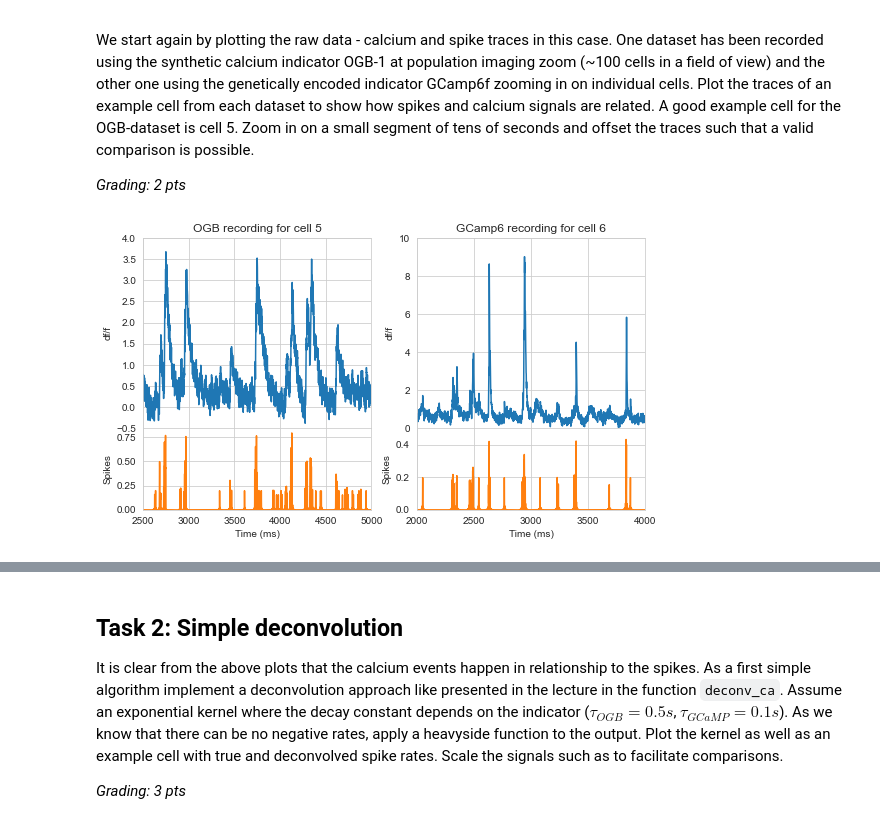
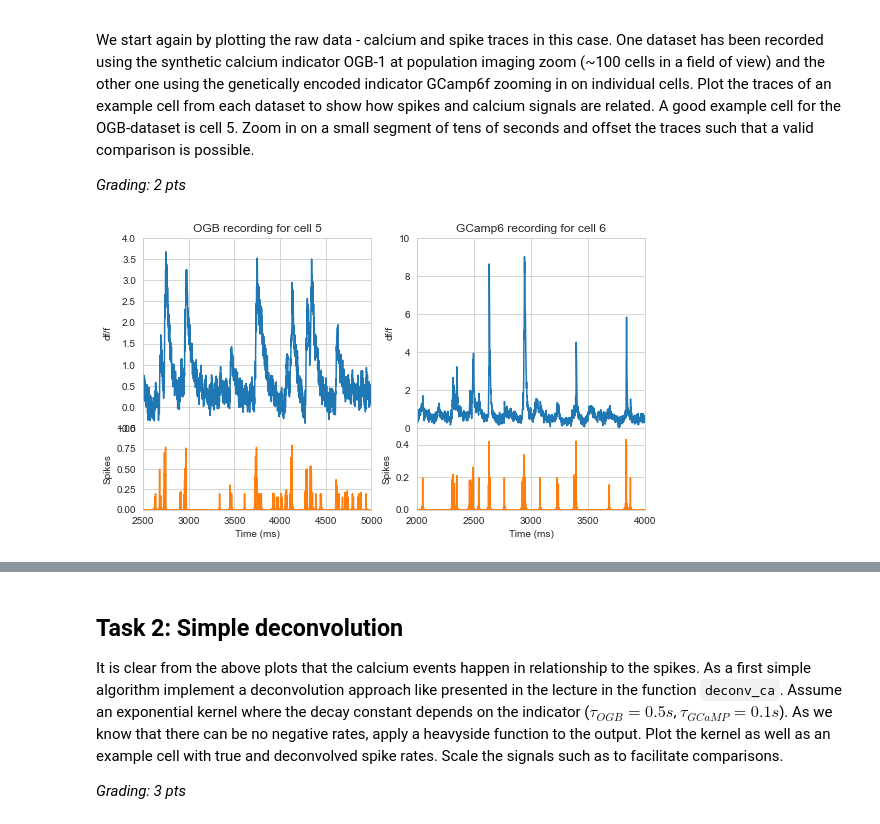
Before and after one commit to mdittschar/NDS, a Jupyter notebook: CodingLab4.ipynb, the cells around one changed output, grey strips where cells are left out. Drawn from its saved outputs; the diff is of its cells as text; code cells hidden in the pictures.

```diff
--- a/CodingLab4.ipynb
+++ b/CodingLab4.ipynb
@@ -121,35 +122,35 @@ ax2.plot(ogb_spikes["4"][2500:5000], color="#ff7f0e")
 ax3.plot(gcamp_calcium["5"][2000:4000])
 #ax1.set_xlim(10000,20000)
 #ax3.set_xlim(8000,17000)
 ax1.set_ylim(-.5,4)
 ax4.plot(gcamp_spikes["5"][2000:4000], color="#ff7f0e")
 
 ax1.set_ylabel("df/f")
 ax2.set_ylabel("Spikes")
 ax3.set_ylabel("df/f")
 ax4.set_ylabel("Spikes")
 
 plt.setp(ax1.get_xticklabels(), visible=False)
 plt.setp(ax3.get_xticklabels(), visible=False)
 
-ax2.set_ylim(0,None)
+ax2.set_ylim(0,1)
 ax3.set_ylim(0, 10)
 ax4.set_ylim(0, .5)
 
 ax1.set_xlim(2500, 5000)
 ax2.set_xlim(2500, 5000)
 ax3.set_xlim(2000, 4000)
 ax4.set_xlim(2000, 4000)
 
 ax2.set_xlabel("Time (ms)")
 ax4.set_xlabel("Time (ms)")
 ax1.set_title("OGB recording for cell 5")
 ax3.set_title("GCamp6 recording for cell 6")
 
 
 plt.show()
 # %% [output]
-[figure, old version]
+[figure, new version]
 # %% [markdown]
 ![fig_cl4_t1_0](embedded-picture-1)
 # %% [markdown]
```
Also changed, not shown: parts of 18 cells of this notebook.
